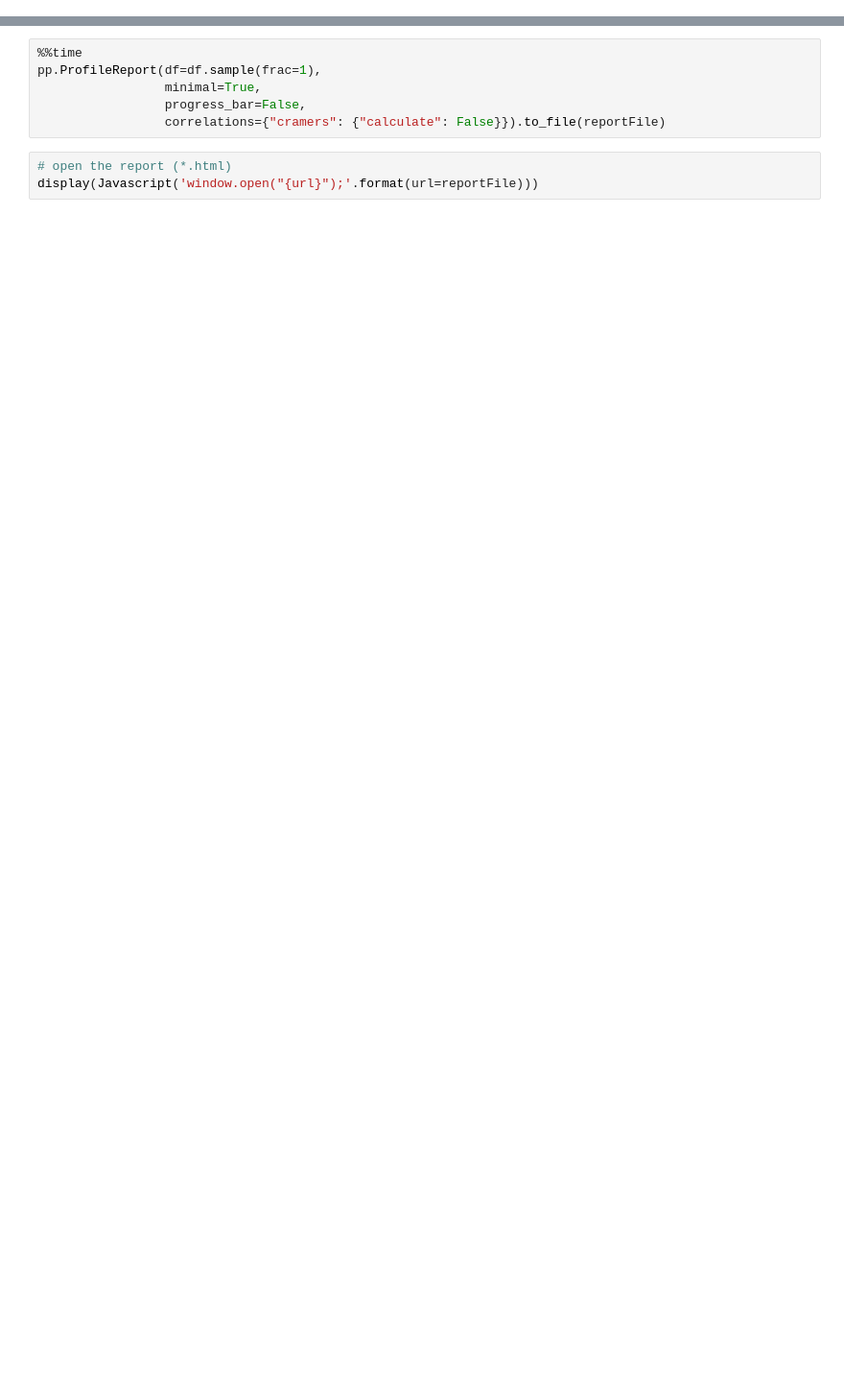
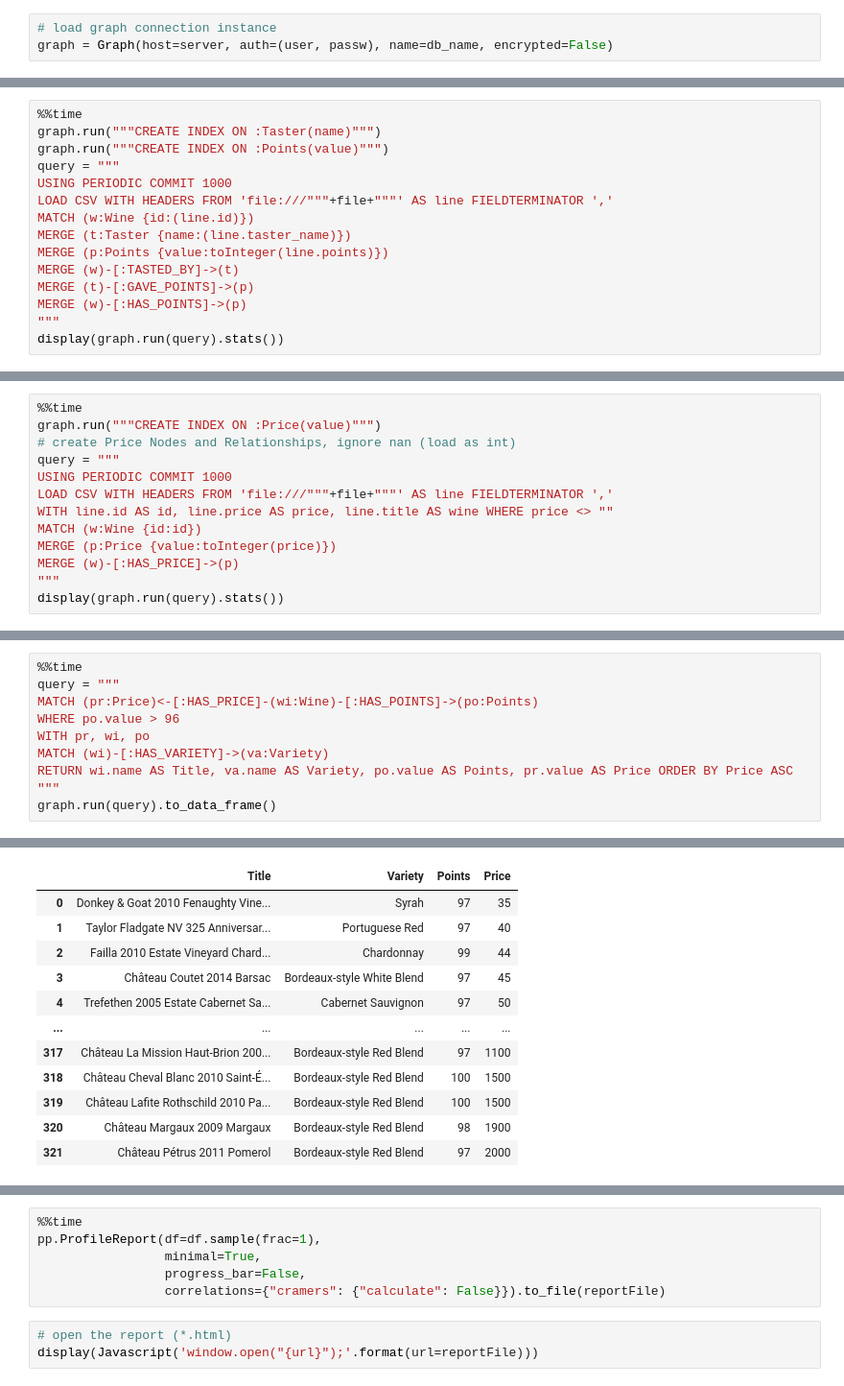
Before and after one commit to albert-kevin/azuremachinelearning, a Jupyter notebook: code/notebooks/howto_Graph.ipynb, the cells around one changed output, grey strips where cells are left out. Shown at 96% size. Cells and saved outputs as stored; diff of their text form; blank space fills up the shorter version.

```diff
--- a/code/notebooks/howto_Graph.ipynb
+++ b/code/notebooks/howto_Graph.ipynb
@@ -99,0 +145,3 @@ df = pd.read_csv(datasetURL)
+# %%
+# load graph connection instance
+graph = Graph(host=server, auth=(user, passw), name=db_name, encrypted=False)
@@ -99,0 +643,15 @@ df = pd.read_csv(datasetURL)
+# %%
+%%time
+graph.run("""CREATE INDEX ON :Taster(name)""")
+graph.run("""CREATE INDEX ON :Points(value)""")
+query = """
+USING PERIODIC COMMIT 1000
+LOAD CSV WITH HEADERS FROM 'file:///"""+file+"""' AS line FIELDTERMINATOR ','
+MATCH (w:Wine {id:(line.id)})
+MERGE (t:Taster {name:(line.taster_name)})
+MERGE (p:Points {value:toInteger(line.points)})
+MERGE (w)-[:TASTED_BY]->(t)
+MERGE (t)-[:GAVE_POINTS]->(p)
+MERGE (w)-[:HAS_POINTS]->(p)
+"""
+display(graph.run(query).stats())
@@ -99,0 +683,13 @@ df = pd.read_csv(datasetURL)
+# %%
+%%time
+graph.run("""CREATE INDEX ON :Price(value)""")
+# create Price Nodes and Relationships, ignore nan (load as int)
+query = """
+USING PERIODIC COMMIT 1000
+LOAD CSV WITH HEADERS FROM 'file:///"""+file+"""' AS line FIELDTERMINATOR ','
+WITH line.id AS id, line.price AS price, line.title AS wine WHERE price <> ""
+MATCH (w:Wine {id:id})
+MERGE (p:Price {value:toInteger(price)})
+MERGE (w)-[:HAS_PRICE]->(p)
+"""
+display(graph.run(query).stats())
@@ -99,0 +1112,11 @@ df = pd.read_csv(datasetURL)
+# %%
+%%time
+query = """
+MATCH (pr:Price)<-[:HAS_PRICE]-(wi:Wine)-[:HAS_POINTS]->(po:Points)
+WHERE po.value > 96
+WITH pr, wi, po
+MATCH (wi)-[:HAS_VARIETY]->(va:Variety)
+RETURN wi.name AS Title, va.name AS Variety, po.value AS Points, pr.value AS Price ORDER BY Price ASC
+"""
+graph.run(query).to_data_frame()
+# %% [output]
@@ -99,0 +1125,12 @@ df = pd.read_csv(datasetURL)
+|  | Title | Variety | Points | Price |
+| 0 | Donkey & Goat 2010 Fenaughty Vine... | Syrah | 97 | 35 |
+| 1 | Taylor Fladgate NV 325 Anniversar... | Portuguese Red | 97 | 40 |
+| 2 | Failla 2010 Estate Vineyard Chard... | Chardonnay | 99 | 44 |
+| 3 | Château Coutet 2014 Barsac | Bordeaux-style White Blend | 97 | 45 |
+| 4 | Trefethen 2005 Estate Cabernet Sa... | Cabernet Sauvignon | 97 | 50 |
+| ... | ... | ... | ... | ... |
+| 317 | Château La Mission Haut-Brion 200... | Bordeaux-style Red Blend | 97 | 1100 |
+| 318 | Château Cheval Blanc 2010 Saint-É... | Bordeaux-style Red Blend | 100 | 1500 |
+| 319 | Château Lafite Rothschild 2010 Pa... | Bordeaux-style Red Blend | 100 | 1500 |
+| 320 | Château Margaux 2009 Margaux | Bordeaux-style Red Blend | 98 | 1900 |
+| 321 | Château Pétrus 2011 Pomerol | Bordeaux-style Red Blend | 97 | 2000 |
```
Also changed, not shown: parts of 225 cells of this notebook, 34 other files.
